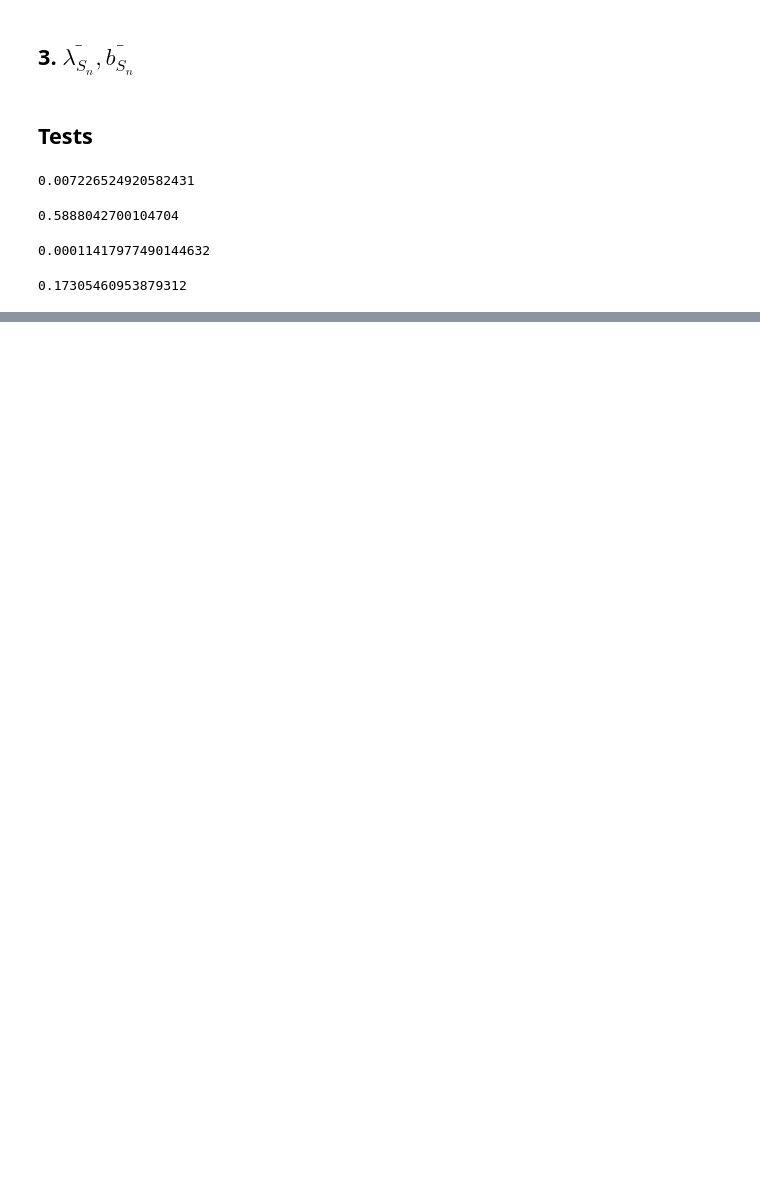
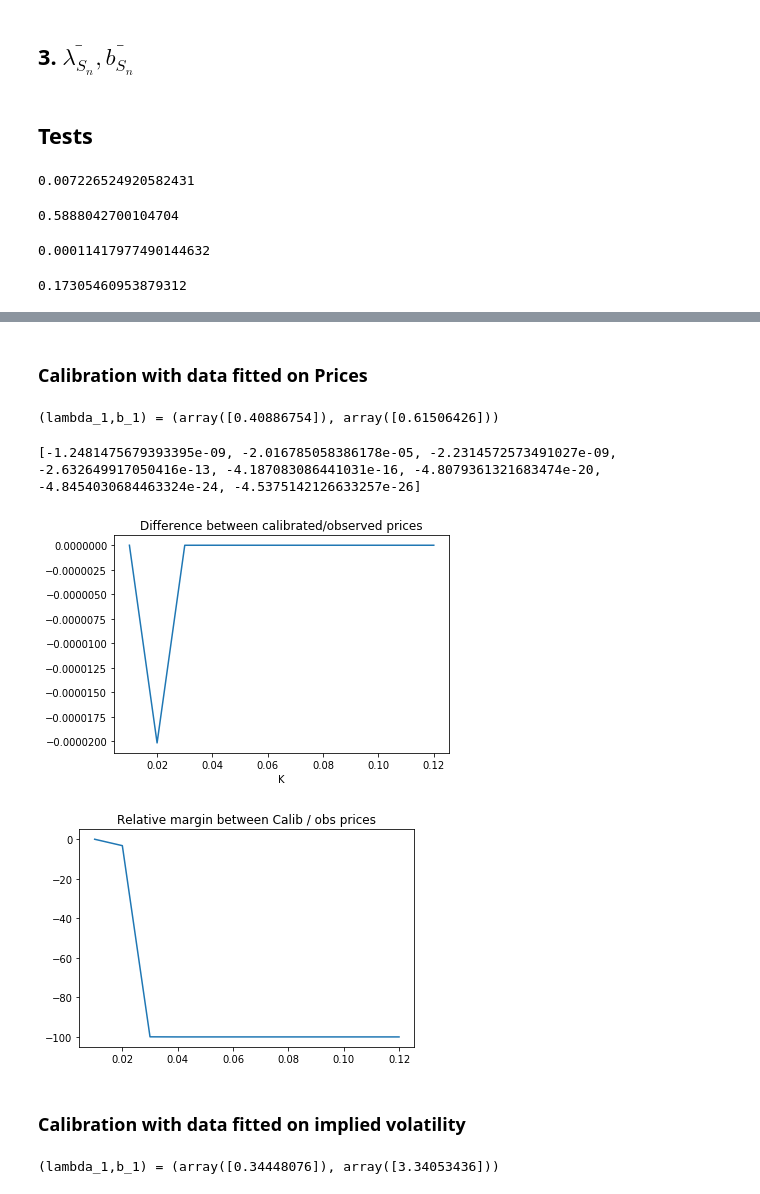
Before and after one commit to AlexisHoussard/Stage-Awalee-2021, a Jupyter notebook: Test_calibration.ipynb, the cells around one changed output, grey strips where cells are left out. Cells and saved outputs as stored; diff of their text form; code cells hidden in the pictures; blank space fills up the shorter version.

```diff
--- a/Test_calibration.ipynb
+++ b/Test_calibration.ipynb
@@ -161,6 +162,7 @@ res
 #Maturity_grid: set of expiration dates of the swaptions
 # Strikes: set of strikes
 # IV: Matrix of the observed IV for each T0,K
+# delta: time interval between payments in each underlying swap
 # returns a numpy array [[lmbda_1,b_1],...,[lmbda_N-1,b_N-1]]
 
 def data_set(maturity_grid,strikes,IV,chi,delta,iv_atm):
@@ -173,7 +175,7 @@ def data_set(maturity_grid,strikes,IV,chi,delta,iv_atm):
         A0 = A(0,0,0,maturities,bonds,1,chi)
         S0 = S(0,0,0,maturities,bonds,1,chi)
         fun = lambda x: np.array([(log_displaced(S0,A0,T0,strikes[m],x[0],x[1]) - Price_BS(S0,A0,T0,strikes[m],IV[i-1][m])) for m in range(len(strikes))])
-        x_0 = np.array([iv_atm,2])
+        x_0 = np.array([iv_atm,1])
         opt_param = opt.least_squares(fun,x_0, bounds=([-np.inf,0], [np.inf,10])).x
         res[i-1] = opt_param
     return res
@@ -812,8 +767,0 @@ def calib(data, maturity_grid, delta):
-# %%
-#test calibration
-maturity_grid = [0,1/12,1+1/12]
-strikes = [0.01,0.02,0.03,0.04,0.05,0.07,0.1,0.12]
-IV = [[0.528341118,0.248871904,0.315791907,0.392419764,0.447727552,0.524478308,0.59765607,0.631982811]]
-data = data_set(maturity_grid,strikes,IV,chi,1/12,0.208871904)
-calib_param = calib(data, maturity_grid, 1/12)
-print("(lambda_bar,b_bar) =",calib_param)
@@ -947,0 +815,40 @@ opt_param
+# %% [markdown]
+### Calibration with data fitted on Prices
+# %%
+#test calibration
+maturity_grid = [0,1/12,1+1/12]
+strikes = [0.01,0.02,0.03,0.04,0.05,0.07,0.1,0.12]
+IV = [[0.528341118,0.248871904,0.315791907,0.392419764,0.447727552,0.524478308,0.59765607,0.631982811]]
+delta = 1/12
+data = data_set(maturity_grid,strikes,IV,chi,delta,0.208871904)
+calib_param = calib(data, maturity_grid, delta)
+print("(lambda_1,b_1) =",calib_param)
+# %% [output]
+(lambda_1,b_1) = (array([0.40886754]), array([0.61506426]))
+# %%
+# Plot of the price difference between observed prices and thus with calibrated parameters
+
+calib_b_bar = b_bar(maturities, bonds, maturity_grid, [0], [0], calib_param[0][0], calib_param[1][0], chi)
+calib_lambda_bar = lambda_bar(maturities, bonds, maturity_grid,[0], [0], calib_param[0][0], calib_param[1][0], chi)
+d = [log_displaced(S0,A0,T0,strikes[m],calib_lambda_bar,calib_b_bar) - Price_BS(S0,A0,T0,strikes[m],IV[0][m]) for m in range(len(strikes))]
+plt.plot(strikes,d)
+plt.title("Difference between calibrated/observed prices")
+plt.xlabel("K")
+print(d)
+plt.show()
+d2 = [100*d[m]/Price_BS(S0,A0,T0,strikes[m],IV[0][m]) for m in range(len(strikes))]
+plt.plot(strikes,d2)
+plt.title("Relative margin between Calib / obs prices")
+plt.show()
+# %% [output]
+[-1.2481475679393395e-09, -2.016785058386178e-05, -2.2314572573491027e-09, -2.632649917050416e-13, -4.187083086441031e-16, -4.8079361321683474e-20, -4.8454030684463324e-24, -4.5375142126633257e-26]
+[figure, added]
+[figure, added]
+# %% [markdown]
+### Calibration with data fitted on implied volatility
+# %%
+data2 = data_set_bis(maturity_grid,strikes,IV,chi,delta,0.208871904)
+calib_param = calib(data2, maturity_grid, delta)
+print("(lambda_1,b_1) =",calib_param)
+# %% [output]
+(lambda_1,b_1) = (array([0.34448076]), array([3.34053436]))
```
Also changed, not shown: parts of 43 cells of this notebook.
